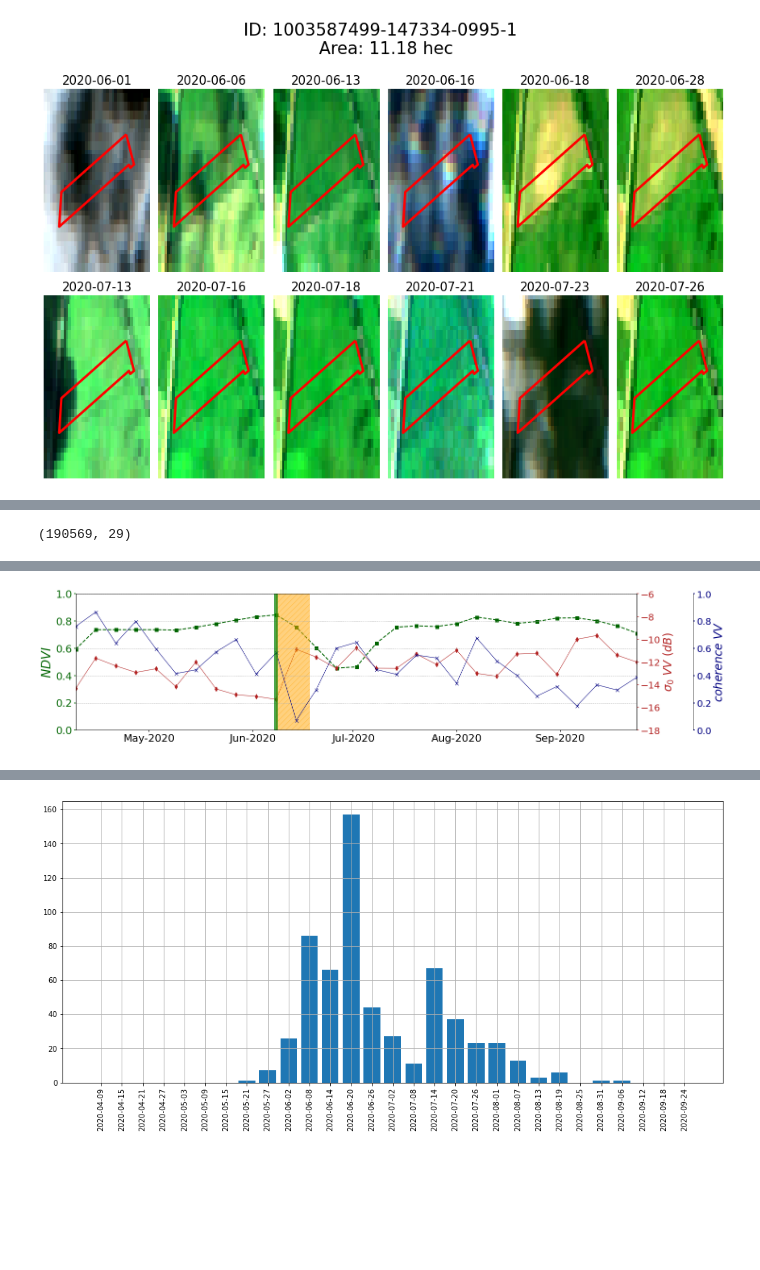
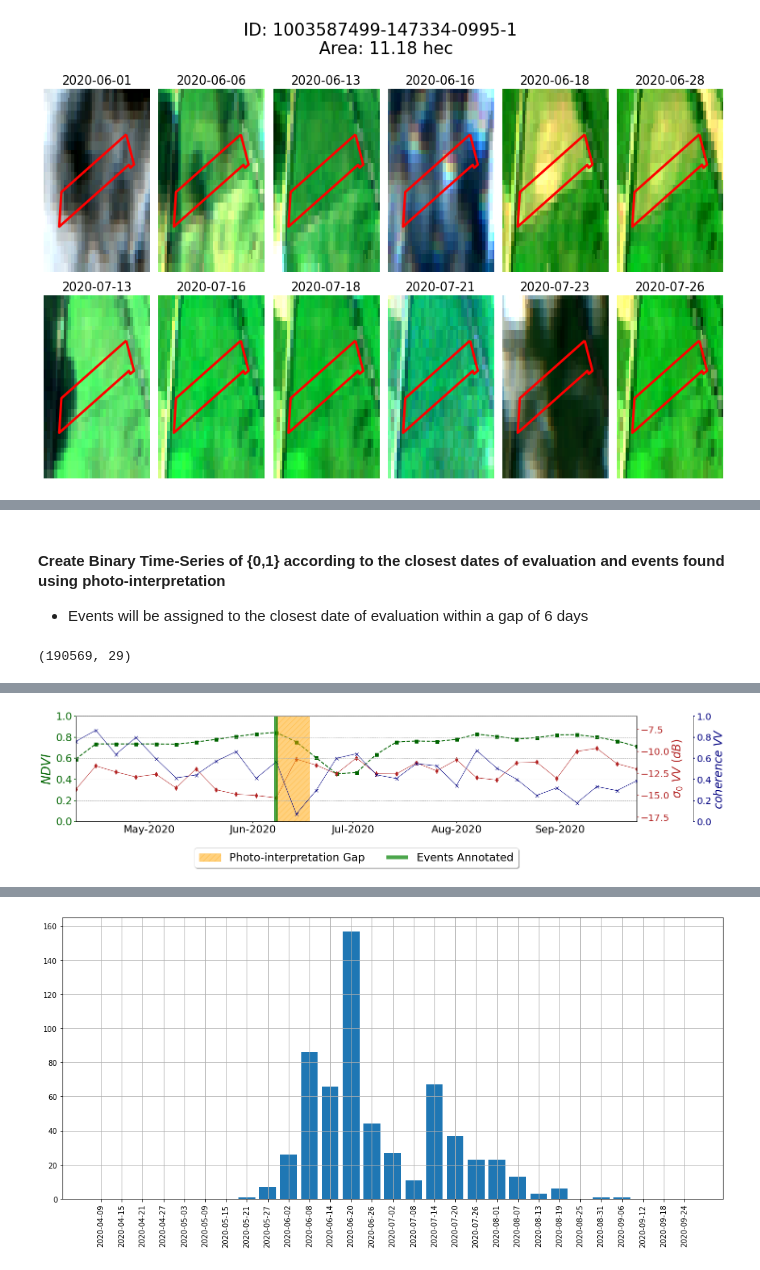
Before and after one commit to Agri-Hub/Deep-Learning-for-Cloud-Gap-Filling-on-Normalized-Difference-Vegetation-Index, a Jupyter notebook: Mowing_CNN_RNN.ipynb, the cells around one changed output, grey strips where cells are left out. Cells and saved outputs as stored; diff of their text form; code cells hidden in the pictures; blank space fills up the shorter version.

```diff
--- a/Mowing_CNN_RNN.ipynb
+++ b/Mowing_CNN_RNN.ipynb
@@ -85,6 +91,9 @@ regions = regions[ii]
 year = 2020
 dates = pd.date_range(start='04/09/{}'.format(year), end='24/09/{}'.format(year),freq='6d')
 dates_str = [str(d).split(' ')[0] for d in dates]
+# %% [markdown]
+#### Create Binary Time-Series of {0,1} according to the closest dates of evaluation and events found using photo-interpretation
+- Events will be assigned to the closest date of evaluation within a gap of 6 days
 # %%
 d_start_list = [d[0][0] for d in mowing_events.values()]
 d_end_list = [d[0][1] for d in mowing_events.values()]
@@ -113,7 +122,12 @@ y_when = np.array(y_when)
 print(y_when.shape)
 # %% [output]
 (190569, 29)
+# %%
+labels=['Photo-interpretation Gap','Events Annotated']
 # %%
 cc = 43
-plot_parcel(dates,mowing_events[parcel_id[cc]],y[cc],X[cc,:,0],X[cc,:,4],y_when[cc])
+print('Photo-Interpretation: {}'.format(mowing_events[parcel_id[cc]][0]))
+print('Αnnotated: {}'.format((dates[np.where(y_when[cc])[0][0]],dates[np.where(y_when[cc])[0][0]+1])))
+print()
+plot_parcel(dates,mowing_events[parcel_id[cc]],y[cc],X[cc,:,0],X[cc,:,4],y_when[cc],labels)
 # %% [output]
@@ -120,4 +136,4 @@ plot_parcel(dates,mowing_events[parcel_id[cc]],y[cc],X[cc,:,0],X[cc,:,4],y_when[
-[figure, old version]
+[figure, new version]
 # %%
 c = 23
 case = sorted(np.unique(parcel_id))[c]
```
Also changed, not shown: parts of 30 cells of this notebook, 1 other file.
